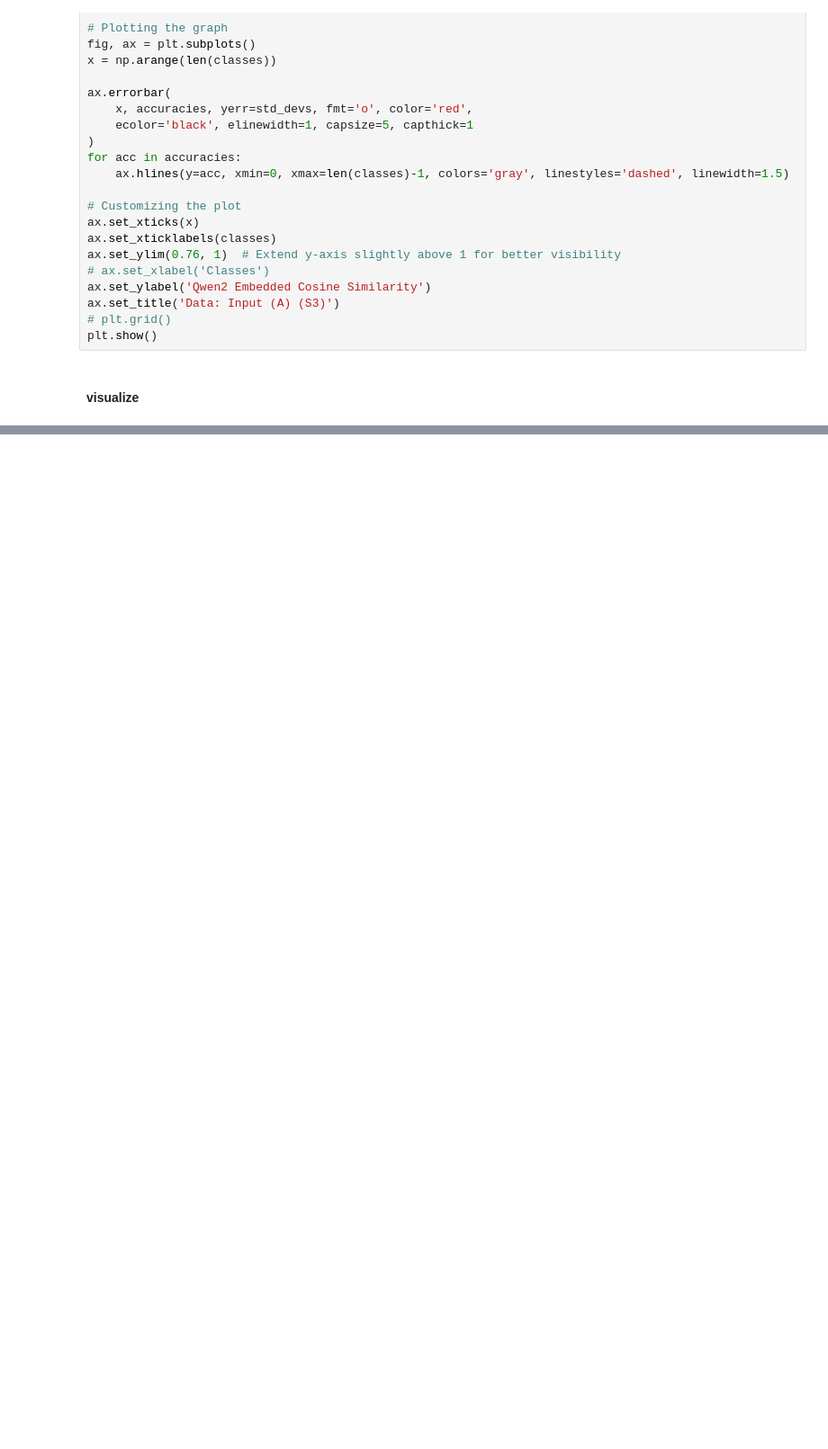
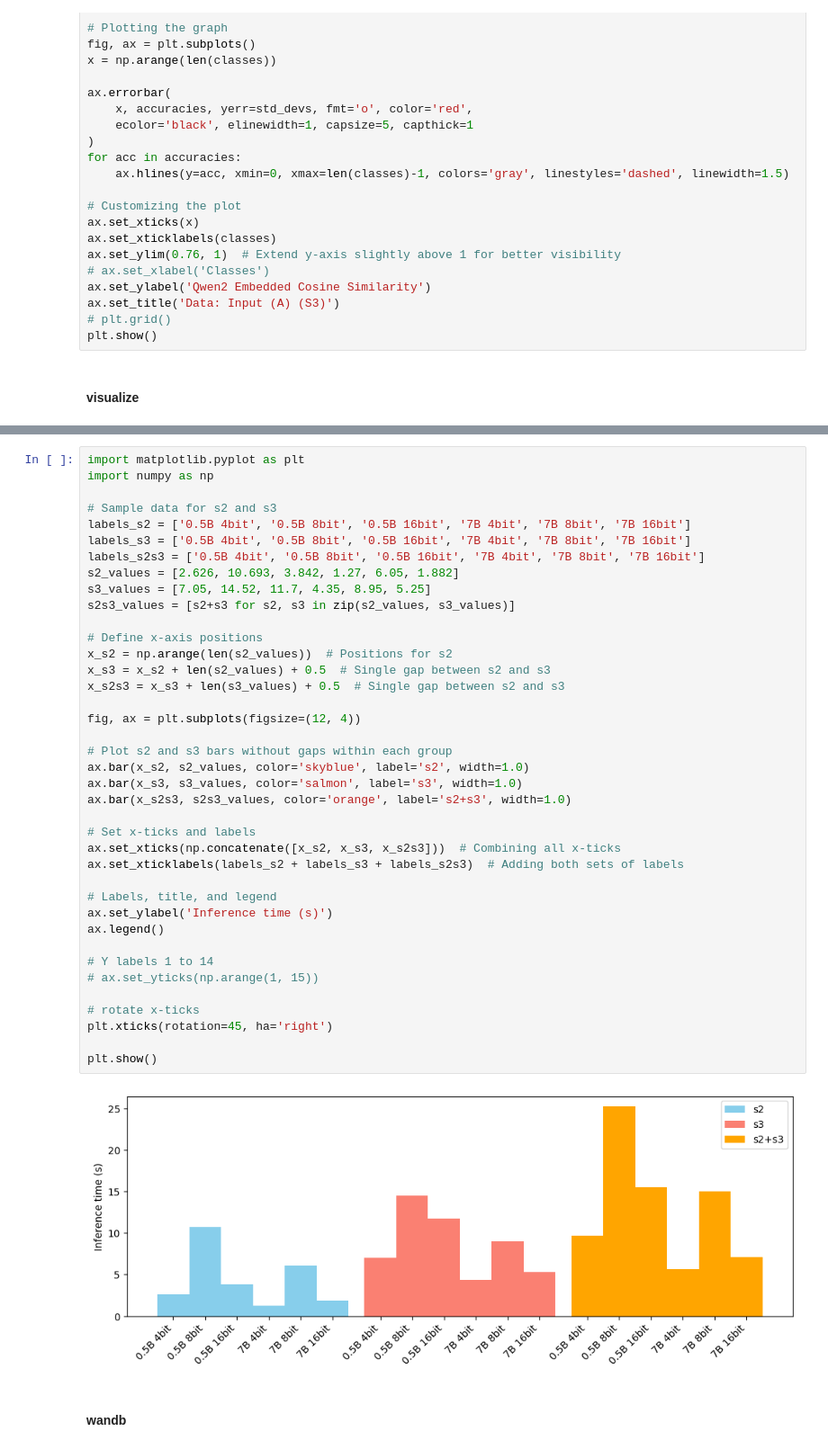
Before and after one commit to amew0/LLaVA-NeXT, a Jupyter notebook: docs/LLaVA_OneVision_Tutorials.ipynb, the cells around one changed output, grey strips where cells are left out. Shown at 90% size. Saved outputs shown, nothing was run; the diff lists cells and outputs as text; blank space fills up the shorter version.

```diff
--- a/docs/LLaVA_OneVision_Tutorials.ipynb
+++ b/docs/LLaVA_OneVision_Tutorials.ipynb
@@ -598,0 +564,43 @@ plt.show()
+# %%
+import matplotlib.pyplot as plt
+import numpy as np
+
+# Sample data for s2 and s3
+labels_s2 = ['0.5B 4bit', '0.5B 8bit', '0.5B 16bit', '7B 4bit', '7B 8bit', '7B 16bit']
+labels_s3 = ['0.5B 4bit', '0.5B 8bit', '0.5B 16bit', '7B 4bit', '7B 8bit', '7B 16bit']
+labels_s2s3 = ['0.5B 4bit', '0.5B 8bit', '0.5B 16bit', '7B 4bit', '7B 8bit', '7B 16bit']
+s2_values = [2.626, 10.693, 3.842, 1.27, 6.05, 1.882]
+s3_values = [7.05, 14.52, 11.7, 4.35, 8.95, 5.25]
+s2s3_values = [s2+s3 for s2, s3 in zip(s2_values, s3_values)]
+
+# Define x-axis positions
+x_s2 = np.arange(len(s2_values))  # Positions for s2
+x_s3 = x_s2 + len(s2_values) + 0.5  # Single gap between s2 and s3
+x_s2s3 = x_s3 + len(s3_values) + 0.5  # Single gap between s2 and s3
+
+fig, ax = plt.subplots(figsize=(12, 4))
+
+# Plot s2 and s3 bars without gaps within each group
+ax.bar(x_s2, s2_values, color='skyblue', label='s2', width=1.0)
+ax.bar(x_s3, s3_values, color='salmon', label='s3', width=1.0)
+ax.bar(x_s2s3, s2s3_values, color='orange', label='s2+s3', width=1.0)
+
+# Set x-ticks and labels
+ax.set_xticks(np.concatenate([x_s2, x_s3, x_s2s3]))  # Combining all x-ticks
+ax.set_xticklabels(labels_s2 + labels_s3 + labels_s2s3)  # Adding both sets of labels
+
+# Labels, title, and legend
+ax.set_ylabel('Inference time (s)')
+ax.legend()
+
+# Y labels 1 to 14
+# ax.set_yticks(np.arange(1, 15))
+
+# rotate x-ticks
+plt.xticks(rotation=45, ha='right')
+
+plt.show()
+# %% [output]
+[figure, added]
+# %% [markdown]
+#### wandb
```
Also changed, not shown: parts of 47 cells of this notebook, 5 other files.
